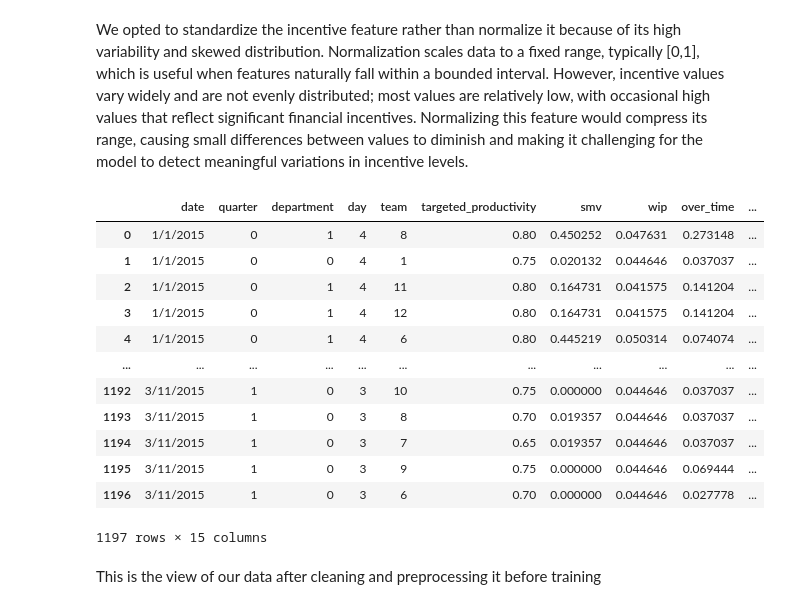
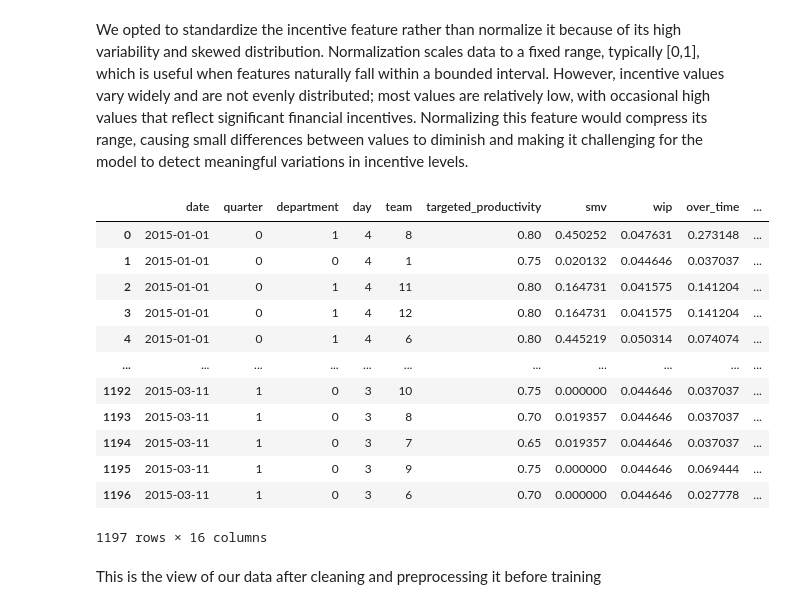
Before and after one commit to Samoyedeu/STINTSY-ML-Project, a Jupyter notebook: STINTSY_Machine_Learning_Project.ipynb, the cells around one changed output. Cells and saved outputs as stored; diff of their text form; code cells hidden in the pictures.

```diff
--- a/STINTSY_Machine_Learning_Project.ipynb
+++ b/STINTSY_Machine_Learning_Project.ipynb
@@ -65,7 +65,7 @@ import seaborn as sns
 We will load the dataset using `pandas`
 # %%
 # Load the data
-data = pd.read_csv('/content/garments.csv')
+data = pd.read_csv('garments.csv')
 # %% [markdown]
 ### **Overview of the Dataset** <br>
 # %% [markdown]
@@ -358,0 +363,13 @@ data
+# %%
+import pandas as pd
+from datetime import datetime
+
+
+#Convert the 'date' column to datetime
+data['date'] = pd.to_datetime(data['date'], format='%m/%d/%Y')
+
+#Extract the month from the 'date' column
+data['month'] = data['date'].dt.month
+
+#Display the updated dataset
+data
@@ -424,22 +495,21 @@ plt.show()
 We opted to standardize the incentive feature rather than normalize it because of its high variability and skewed distribution. Normalization scales data to a fixed range, typically [0,1], which is useful when features naturally fall within a bounded interval. However, incentive values vary widely and are not evenly distributed; most values are relatively low, with occasional high values that reflect significant financial incentives. Normalizing this feature would compress its range, causing small differences between values to diminish and making it challenging for the model to detect meaningful variations in incentive levels.
 # %%
 scaler = StandardScaler()
-data['incentive'] = scaler.fit_transform(data[['incentive']])
 data
 # %% [output]
 |  | date | quarter | department | day | team | targeted_productivity | smv | wip | over_time | ... |
-| 0 | 1/1/2015 | 0 | 1 | 4 | 8 | 0.80 | 0.450252 | 0.047631 | 0.273148 | ... |
-| 1 | 1/1/2015 | 0 | 0 | 4 | 1 | 0.75 | 0.020132 | 0.044646 | 0.037037 | ... |
-| 2 | 1/1/2015 | 0 | 1 | 4 | 11 | 0.80 | 0.164731 | 0.041575 | 0.141204 | ... |
-| 3 | 1/1/2015 | 0 | 1 | 4 | 12 | 0.80 | 0.164731 | 0.041575 | 0.141204 | ... |
-| 4 | 1/1/2015 | 0 | 1 | 4 | 6 | 0.80 | 0.445219 | 0.050314 | 0.074074 | ... |
+| 0 | 2015-01-01 | 0 | 1 | 4 | 8 | 0.80 | 0.450252 | 0.047631 | 0.273148 | ... |
+| 1 | 2015-01-01 | 0 | 0 | 4 | 1 | 0.75 | 0.020132 | 0.044646 | 0.037037 | ... |
+| 2 | 2015-01-01 | 0 | 1 | 4 | 11 | 0.80 | 0.164731 | 0.041575 | 0.141204 | ... |
+| 3 | 2015-01-01 | 0 | 1 | 4 | 12 | 0.80 | 0.164731 | 0.041575 | 0.141204 | ... |
+| 4 | 2015-01-01 | 0 | 1 | 4 | 6 | 0.80 | 0.445219 | 0.050314 | 0.074074 | ... |
 | ... | ... | ... | ... | ... | ... | ... | ... | ... | ... | ... |
-| 1192 | 3/11/2015 | 1 | 0 | 3 | 10 | 0.75 | 0.000000 | 0.044646 | 0.037037 | ... |
-| 1193 | 3/11/2015 | 1 | 0 | 3 | 8 | 0.70 | 0.019357 | 0.044646 | 0.037037 | ... |
-| 1194 | 3/11/2015 | 1 | 0 | 3 | 7 | 0.65 | 0.019357 | 0.044646 | 0.037037 | ... |
-| 1195 | 3/11/2015 | 1 | 0 | 3 | 9 | 0.75 | 0.000000 | 0.044646 | 0.069444 | ... |
-| 1196 | 3/11/2015 | 1 | 0 | 3 | 6 | 0.70 | 0.000000 | 0.044646 | 0.027778 | ... |
+| 1192 | 2015-03-11 | 1 | 0 | 3 | 10 | 0.75 | 0.000000 | 0.044646 | 0.037037 | ... |
+| 1193 | 2015-03-11 | 1 | 0 | 3 | 8 | 0.70 | 0.019357 | 0.044646 | 0.037037 | ... |
+| 1194 | 2015-03-11 | 1 | 0 | 3 | 7 | 0.65 | 0.019357 | 0.044646 | 0.037037 | ... |
+| 1195 | 2015-03-11 | 1 | 0 | 3 | 9 | 0.75 | 0.000000 | 0.044646 | 0.069444 | ... |
+| 1196 | 2015-03-11 | 1 | 0 | 3 | 6 | 0.70 | 0.000000 | 0.044646 | 0.027778 | ... |
-1197 rows × 15 columns
+1197 rows × 16 columns
 # %% [markdown]
 This is the view of our data after cleaning and preprocessing it before training
 # %% [markdown]
```
Also changed, not shown: parts of 25 cells of this notebook.
